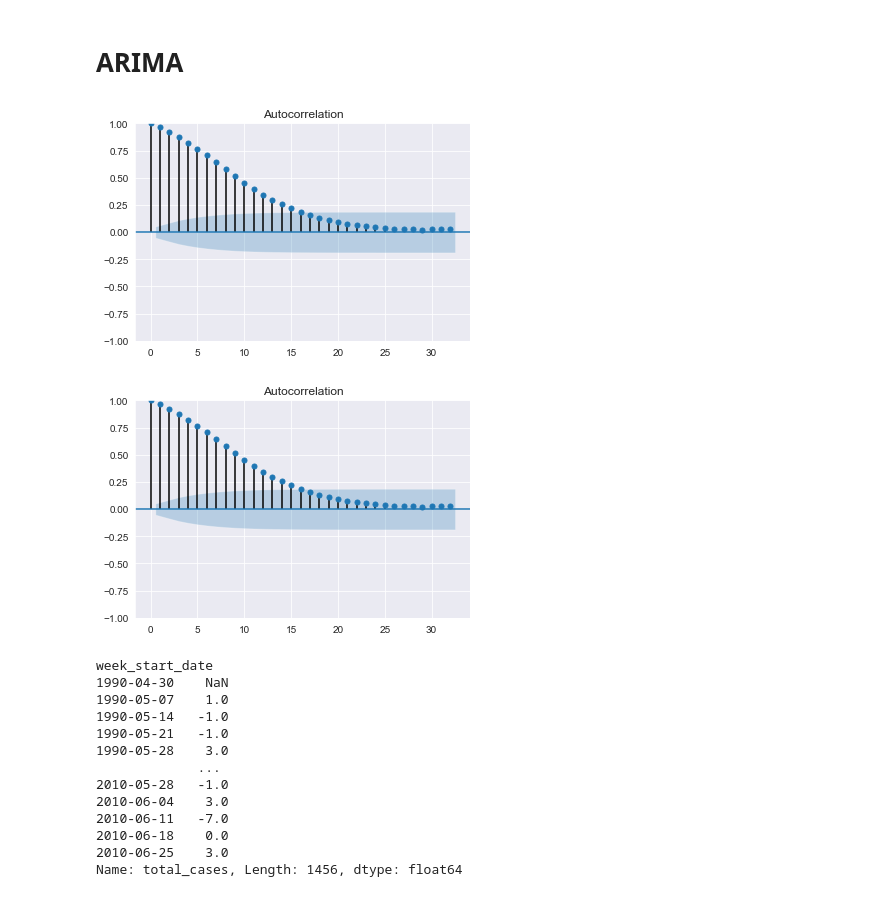
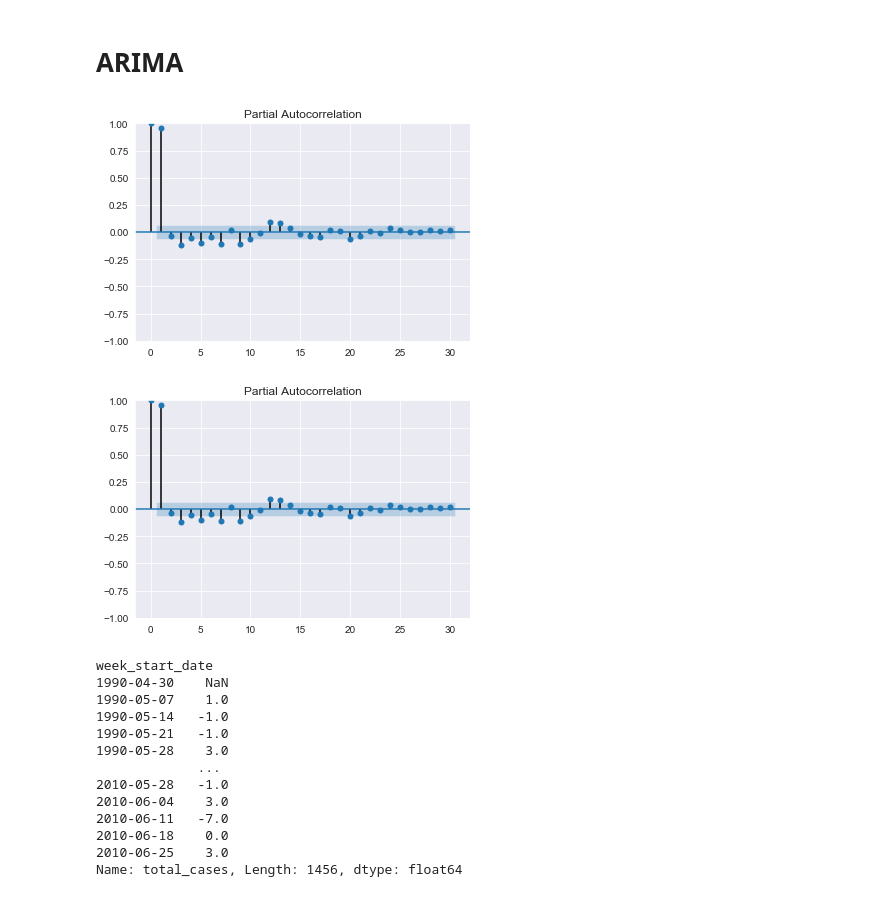
Before and after one commit to BryanGonzalez262/Dengue_DS, a Jupyter notebook: Code/predictions.ipynb, the cells around one changed output. Saved outputs shown, nothing was run; the diff lists cells and outputs as text; code cells hidden in the pictures.

```diff
--- a/Code/predictions.ipynb
+++ b/Code/predictions.ipynb
@@ -348,13 +348,13 @@ y_pred_df.index = test.index
 # %%
 from statsmodels.graphics.tsaplots import plot_acf, plot_pacf
 import matplotlib.pyplot as plt
 
 fig, axes = plt.subplots()
 axes.set(ylim=(0,5))
-plot_acf(X['total_cases'], ax=axes)
+plot_pacf(X['total_cases'], ax=axes)   #acf-12
 # %% [output]
-[figure, old version]
+[figure, new version]
-[figure, old version]
+[figure, new version]
 # %%
 #pd.read_csv('https://raw.githubusercontent.com/selva86/datasets/master/wwwusage.csv', names=['value'], header=0).value.diff()
 X['total_cases'].diff()
```
Also changed, not shown: parts of 1 cell of this notebook, 4 other files.
